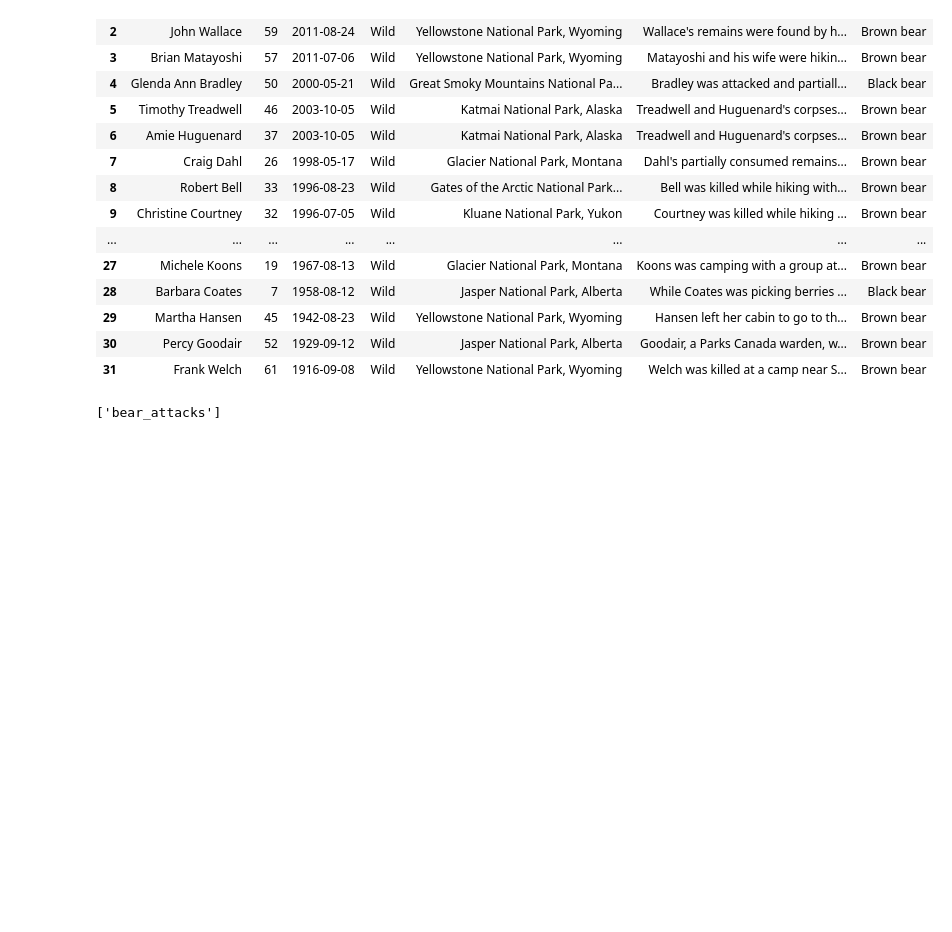
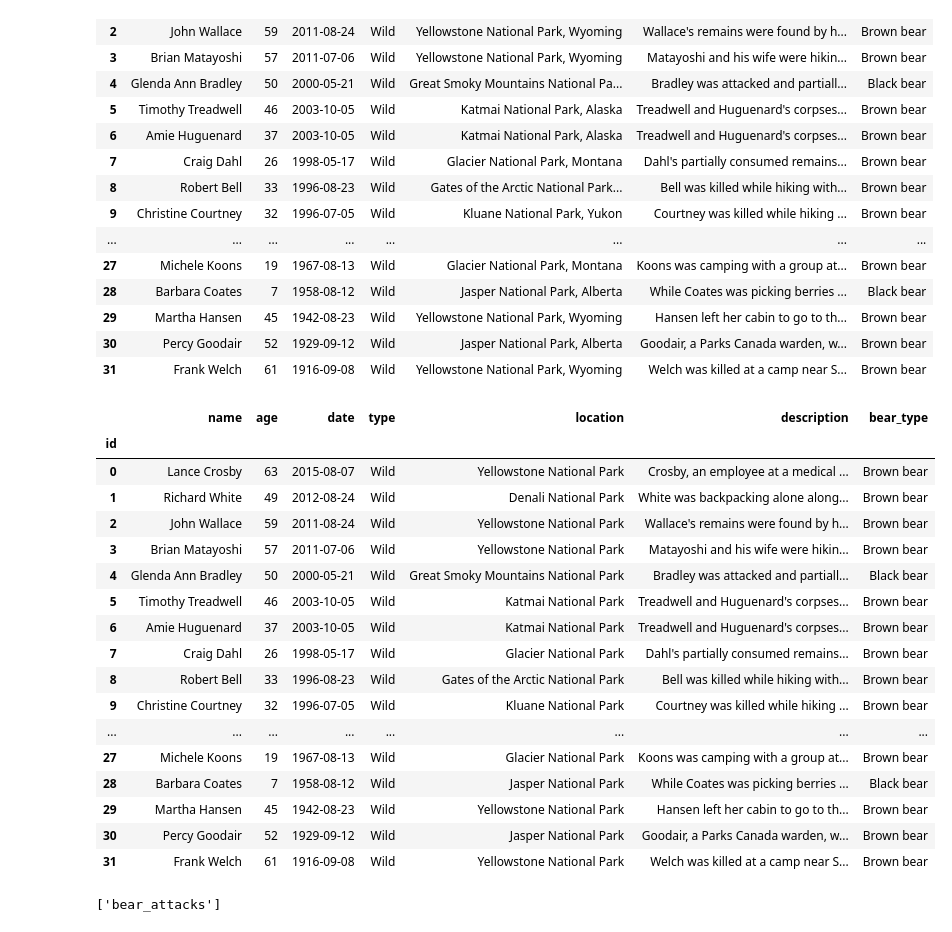
Before and after one commit to eaudunord/national_parks, a Jupyter notebook: transformations/bear_attacks.ipynb, the cells around one changed output. Cells and saved outputs as stored; diff of their text form; code cells hidden in the pictures; blank space fills up the shorter version.

Commit message:
updated bear ipynb

```diff
--- a/transformations/bear_attacks.ipynb
+++ b/transformations/bear_attacks.ipynb
@@ -75,6 +75,28 @@ in_parks_df
 | 29 | Martha Hansen | 45 | 1942-08-23 | Wild | Yellowstone National Park, Wyoming | Hansen left her cabin to go to th... | Brown bear |
 | 30 | Percy Goodair | 52 | 1929-09-12 | Wild | Jasper National Park, Alberta | Goodair, a Parks Canada warden, w... | Brown bear |
 | 31 | Frank Welch | 61 | 1916-09-08 | Wild | Yellowstone National Park, Wyoming | Welch was killed at a camp near S... | Brown bear |
+# %%
+in_parks_df['location'] = in_parks_df['location'].str.split(',').str[0]
+in_parks_df
+# %% [output]
+|  | name | age | date | type | location | description | bear_type |
+| id |  |  |  |  |  |  |  |
+| 0 | Lance Crosby | 63 | 2015-08-07 | Wild | Yellowstone National Park | Crosby, an employee at a medical ... | Brown bear |
+| 1 | Richard White | 49 | 2012-08-24 | Wild | Denali National Park | White was backpacking alone along... | Brown bear |
+| 2 | John Wallace | 59 | 2011-08-24 | Wild | Yellowstone National Park | Wallace's remains were found by h... | Brown bear |
+| 3 | Brian Matayoshi | 57 | 2011-07-06 | Wild | Yellowstone National Park | Matayoshi and his wife were hikin... | Brown bear |
+| 4 | Glenda Ann Bradley | 50 | 2000-05-21 | Wild | Great Smoky Mountains National Park | Bradley was attacked and partiall... | Black bear |
+| 5 | Timothy Treadwell | 46 | 2003-10-05 | Wild | Katmai National Park | Treadwell and Huguenard's corpses... | Brown bear |
+| 6 | Amie Huguenard | 37 | 2003-10-05 | Wild | Katmai National Park | Treadwell and Huguenard's corpses... | Brown bear |
+| 7 | Craig Dahl | 26 | 1998-05-17 | Wild | Glacier National Park | Dahl's partially consumed remains... | Brown bear |
+| 8 | Robert Bell | 33 | 1996-08-23 | Wild | Gates of the Arctic National Park | Bell was killed while hiking with... | Brown bear |
+| 9 | Christine Courtney | 32 | 1996-07-05 | Wild | Kluane National Park | Courtney was killed while hiking ... | Brown bear |
+| ... | ... | ... | ... | ... | ... | ... | ... |
+| 27 | Michele Koons | 19 | 1967-08-13 | Wild | Glacier National Park | Koons was camping with a group at... | Brown bear |
+| 28 | Barbara Coates | 7 | 1958-08-12 | Wild | Jasper National Park | While Coates was picking berries ... | Black bear |
+| 29 | Martha Hansen | 45 | 1942-08-23 | Wild | Yellowstone National Park | Hansen left her cabin to go to th... | Brown bear |
+| 30 | Percy Goodair | 52 | 1929-09-12 | Wild | Jasper National Park | Goodair, a Parks Canada warden, w... | Brown bear |
+| 31 | Frank Welch | 61 | 1916-09-08 | Wild | Yellowstone National Park | Welch was killed at a camp near S... | Brown bear |
 # %%
 ##in pg admin create db 'national_parks_db'
 ## create table
```
